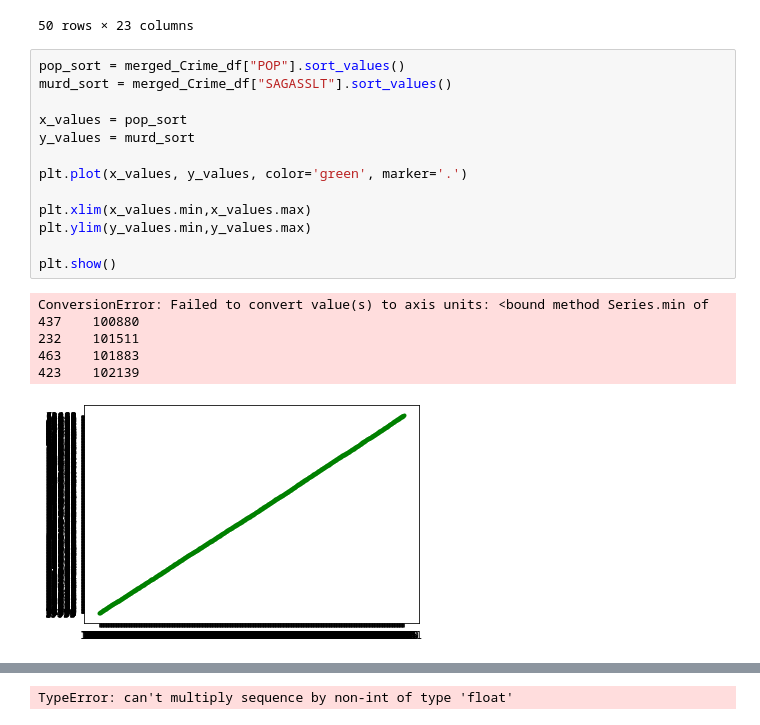
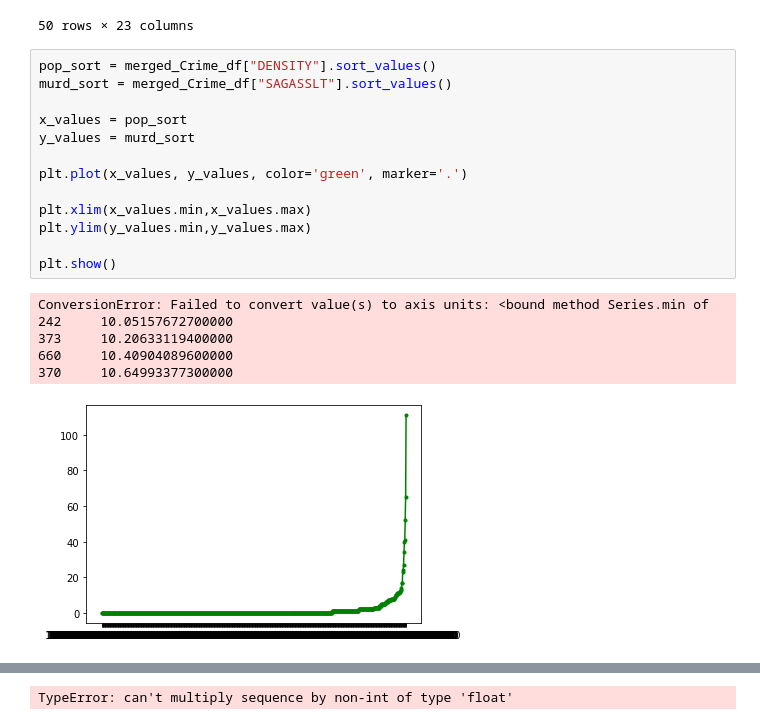
Before and after one commit to melindaeudy/Project_1, a Jupyter notebook: Project_1.ipynb, the cells around one changed output, grey strips where cells are left out. Drawn from its saved outputs; the diff is of its cells as text.

Commit message:
scatter plot showing crimes reported by county and population density

```diff
--- a/Project_1.ipynb
+++ b/Project_1.ipynb
@@ -316,23 +316,23 @@ merged_Crime_df.head(50)
 | 49 | California | 6039 | Madera | 209 | 73.62298192000000 | 157327 | 24740 | 39250017 | 39242633 | 154726 | ... |
 50 rows × 23 columns
 # %%
-pop_sort = merged_Crime_df["POP"].sort_values()
+pop_sort = merged_Crime_df["DENSITY"].sort_values()
 murd_sort = merged_Crime_df["SAGASSLT"].sort_values()
 
 x_values = pop_sort
 y_values = murd_sort
 
 plt.plot(x_values, y_values, color='green', marker='.')
 
 plt.xlim(x_values.min,x_values.max)
 plt.ylim(y_values.min,y_values.max)
 
 plt.show()
 # %% [output]
-ConversionError: Failed to convert value(s) to axis units: <bound method Series.min of 437    100880
-232    101511
-463    101883
-423    102139
+ConversionError: Failed to convert value(s) to axis units: <bound method Series.min of 242     10.05157672700000
+373     10.20633119400000
+660     10.40904089600000
+370     10.64993377300000
-[figure, old version]
+[figure, new version]
 # %%
 x_values = merged_Crime_df["DENSITY"]
```
Also changed, not shown: parts of 1 cell of this notebook.
